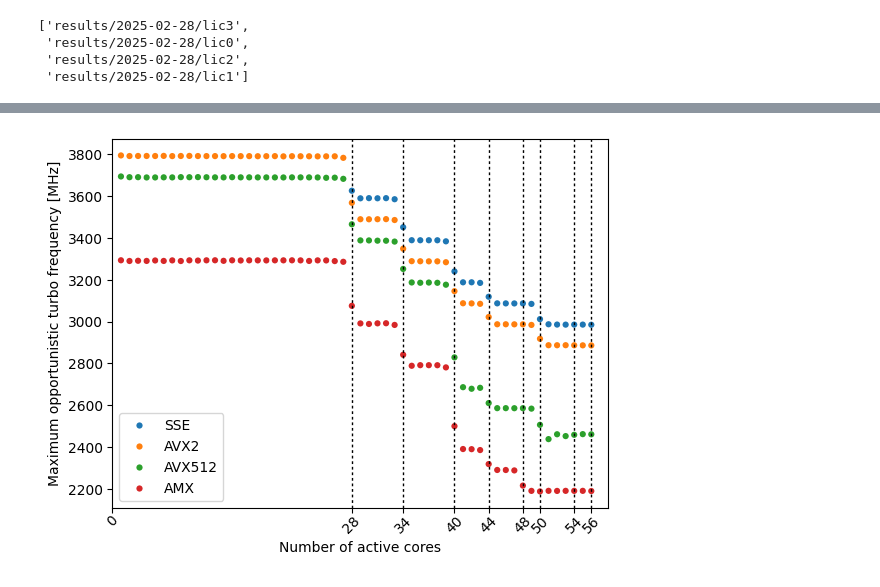
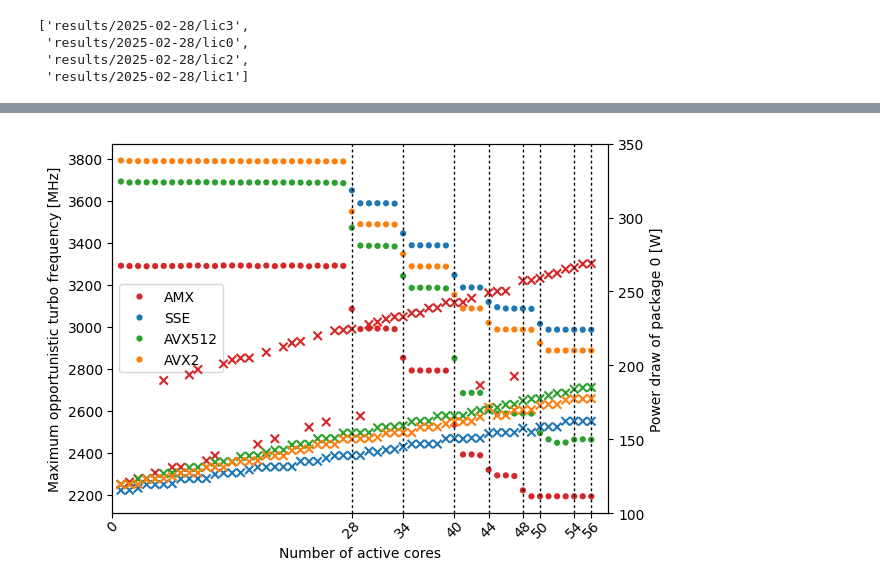
Before and after one commit to marenz2569/2025-sapphire-rapids-ee, a Jupyter notebook: measurements/validate-avx-frequency-license-bands/Plot.ipynb, the cells around one changed output, grey strips where cells are left out. Cells and saved outputs as stored; diff of their text form; code cells hidden in the pictures.

Commit message:
add figure to validate the avx frequency license bands

```diff
--- a/measurements/validate-avx-frequency-license-bands/Plot.ipynb
+++ b/measurements/validate-avx-frequency-license-bands/Plot.ipynb
@@ -37,5 +37,5 @@ folders
 # %%
-levels = glob.glob(f'{folders[0]}/*')
+levels = glob.glob(f'{folders[-1]}/*')
 levels
 # %% [output]
 ['results/2025-02-28/lic3',
@@ -52,9 +52,13 @@ def read_from_lic(folder: str) -> pd.DataFrame:
     for file in glob.glob(f'{folder}/*'):
         num_cores = int(Path(file).stem) + 1
         read_df = pd.read_csv(file)
-        read_df['core_count'] = num_cores
 
-        df = pd.concat([df, read_df])
+        for _index, row in read_df.iterrows():
+            metric = row['metric']
+            value = row['average']
+            if (metric == 'perf-freq'):
+                value *= num_cores
+            df = pd.concat([df, pd.DataFrame([{'metric': metric, 'value': value, 'core_count': num_cores}])])
 
     return df
 # %%
@@ -75,12 +79,10 @@ license_level_to_name = {
 LIC_NAME = 'License name'
 CORE_COUNT = 'Number of active cores'
 MAX_TURBO_FREQ = 'Maximum opportunistic turbo frequency [MHz]'
+POWER_WATT = 'Power draw of package 0 [W]'
 
 freq_vs_number_of_cores[LIC_NAME] = freq_vs_number_of_cores['level'].apply(lambda v: license_level_to_name[v])
 freq_vs_number_of_cores[CORE_COUNT] = freq_vs_number_of_cores['core_count']
 
-# Filter out every row that does not have the perf-freq metric and relabel average to per-freq
-freq_vs_number_of_cores = freq_vs_number_of_cores.loc[freq_vs_number_of_cores['metric'] == 'perf-freq']
-freq_vs_number_of_cores[MAX_TURBO_FREQ] = freq_vs_number_of_cores['average'] * freq_vs_number_of_cores['core_count'] * 1000
-
-freq_vs_number_of_cores
+freq_vs_number_of_cores[MAX_TURBO_FREQ] = freq_vs_number_of_cores['value'] * 1000
+freq_vs_number_of_cores[POWER_WATT] = freq_vs_number_of_cores['value']
@@ -101,30 +89,44 @@ freq_vs_number_of_cores
 # %%
 # plt.figure(figsize=(10,6))
 colors = [sns.color_palette()[3], sns.color_palette()[0], sns.color_palette()[2], sns.color_palette()[1]]
 
-ax = sns.scatterplot(data=freq_vs_number_of_cores, x=CORE_COUNT, y=MAX_TURBO_FREQ, hue=LIC_NAME, linewidth=1.5, marker='o', palette=colors)
+ax = sns.scatterplot(data=freq_vs_number_of_cores[freq_vs_number_of_cores['metric'] == 'perf-freq'], x=CORE_COUNT, y=MAX_TURBO_FREQ, hue=LIC_NAME, linewidth=1.5, marker='o', palette=colors)
+# ax.get_legend().remove()
+plt.xticks(rotation=45)
 
-handles, labels = plt.gca().get_legend_handles_labels()
-order = [1,3,2,0]
-plt.legend([handles[idx] for idx in order],[labels[idx] for idx in order])
+ax.legend(loc='center left')
 
+ax2 = ax.twinx()
+
+# handles, labels = ax.get_legend_handles_labels()
+# order = [1,3,2,0]
+# plt.legend([handles[idx] for idx in order],[labels[idx] for idx in order])
+
+sns.scatterplot(ax=ax2, data=freq_vs_number_of_cores[freq_vs_number_of_cores['metric'] == 'sysfs-powercap-rapl/package-0'], x=CORE_COUNT, y=POWER_WATT, hue=LIC_NAME, linewidth=1.5, marker='x', palette=colors)
+ax2.set_ylim(100, 350)
+ax2.get_legend().remove()
+
+# handles, labels = ax2.get_legend_handles_labels()
+# order = [1,3,2,0]
+# plt.legend([handles[idx] for idx in order],[labels[idx] for idx in order])
+# ax2.set_ylim(0, 10)
 
 # Overlay the blue markers for the SSE2 license on the left
 # sse_marker = freq_vs_number_of_cores[freq_vs_number_of_cores[LIC_NAME] == 'SSE']
 # plt.plot(sse_marker[CORE_COUNT], sse_marker[MAX_TURBO_FREQ], color=sns.color_palette()[0], linestyle='None', markeredgewidth=0.0, ms=4.5, marker=matplotlib.markers.MarkerStyle("o", fillstyle="left"))
 
 buckets = [28,34,40,44,48,50,54,56]
 
 for i in buckets:
     plt.axvline(x=i, color='black', dashes=[2], linewidth=1)
 
 # ax.set_ylim(0, 4000)
 ax.set_xlim(0, 58)
 ax.set_xticks([0] + buckets)
 
-plt.xticks(rotation=45)
+# plt.xticks(rotation=45)
 ax.tick_params(axis='x', pad=0)
 
 plt.savefig('../../thesis/fig/validate-avx-frequency-license-bands.pdf', bbox_inches='tight')
 # %% [output]
-[figure, old version]
+[figure, new version]
```
Also changed, not shown: parts of 2 cells of this notebook, 6 other files.
